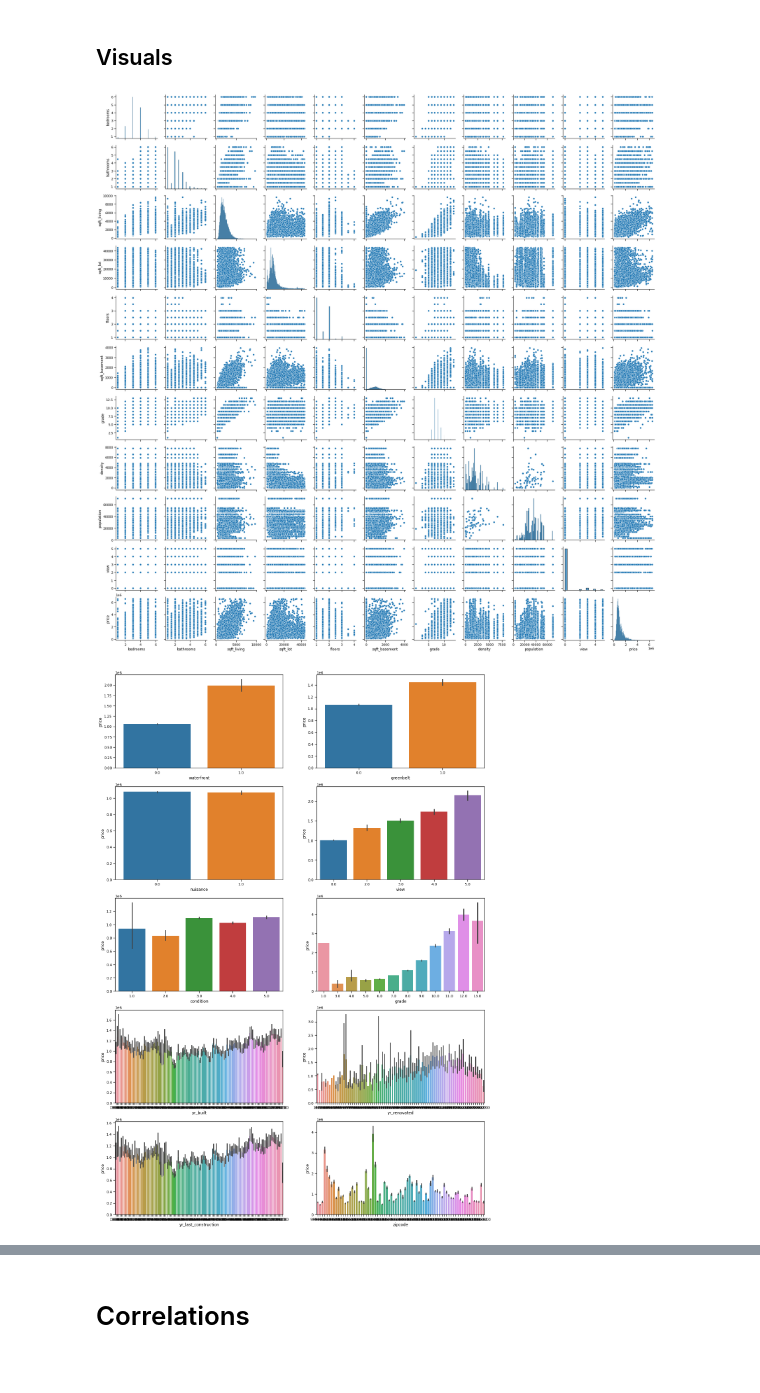
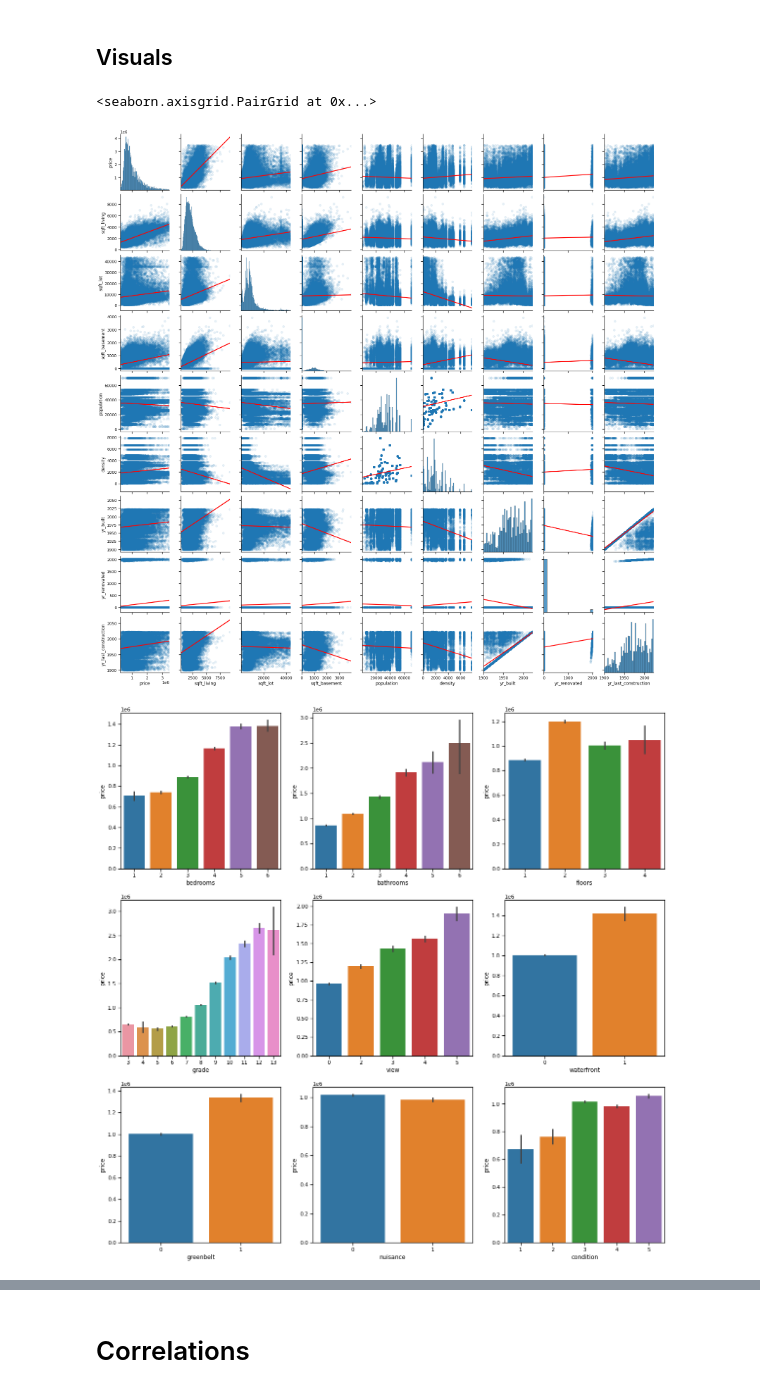
Before and after one commit to rlodetti/Housing_Project, a Jupyter notebook: EDA.ipynb, the cells around one changed output, grey strips where cells are left out. Cells and saved outputs as stored; diff of their text form; code cells hidden in the pictures.

```diff
--- a/EDA.ipynb
+++ b/EDA.ipynb
@@ -5,4 +5,4 @@ import numpy as np
 import matplotlib.pyplot as plt
 import seaborn as sns
 sns.set_context("notebook")
-df = pd.read_csv('data/data_clean3.csv')
+df = pd.read_csv('data/data_clean.csv')
@@ -27,31 +11,33 @@ nums[:-1]
+# %%
+pair = [
+    'price', 'sqft_living', 'sqft_lot', 'sqft_basement', 'population',
+    'density', 'yr_built', 'yr_renovated', 'yr_last_construction'
+]
+
+barbox = [
+    'bedrooms', 'bathrooms', 'floors', 'grade', 'view', 'waterfront',
+    'greenbelt', 'nuisance', 'condition'
+]
 # %% [markdown]
 ## Visuals
 # %%
 # Visualizing numerical data with a pairplot
-nums = [
-    'bedrooms', 'bathrooms', 'sqft_living', 'sqft_lot', 'floors',
-    'sqft_basement', 'grade', 'density','population','view', 'price'
-]
-sns.pairplot(data=df[nums]);
+sns.pairplot(data=df[pair], kind='reg', plot_kws={'line_kws':{'color':'red'}, 'scatter_kws': {'alpha': 0.1}});
 # %% [output]
+<seaborn.axisgrid.PairGrid at 0x...>
-[figure, old version]
+[figure, new version]
 # %%
 # Visualizing categorical data with barcharts
-cats = [
-    'waterfront', 'greenbelt', 'nuisance', 'view', 'condition',
-    'yr_built', 'yr_renovated', 'yr_last_construction', 'zipcode'
-]
-
-fig,ax=plt.subplots(5,2,figsize=[20,30])
-for i,j in enumerate(cats):
-    col = i%2
-    row = i//2
+fig,ax=plt.subplots(3,3,figsize=[20,20])
+for i,j in enumerate(barbox):
+    col = i%3
+    row = i//3
     axis = ax[row][col]
     sns.barplot(data=df, y='price', x=j, ax=axis)
 
 # Based on the below graphs, the following variables appear to be correlated with
 # price and will be selected for modeling: waterfront, greenbelt, view, zipcode
 # %% [output]
-[figure, old version]
+[figure, new version]
 # %%
 # Visualizing categorical data with box plots.
```
Also changed, not shown: parts of 8 cells of this notebook, 9 other files.
